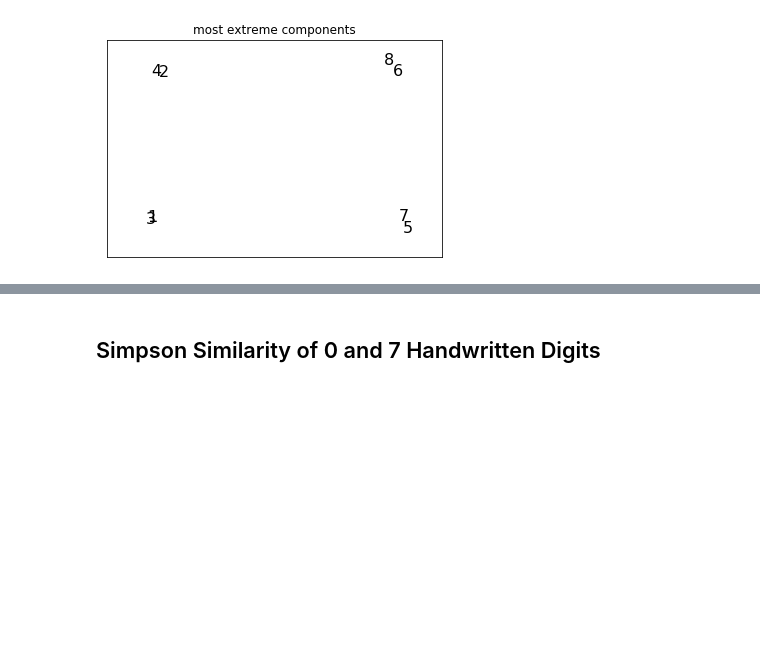
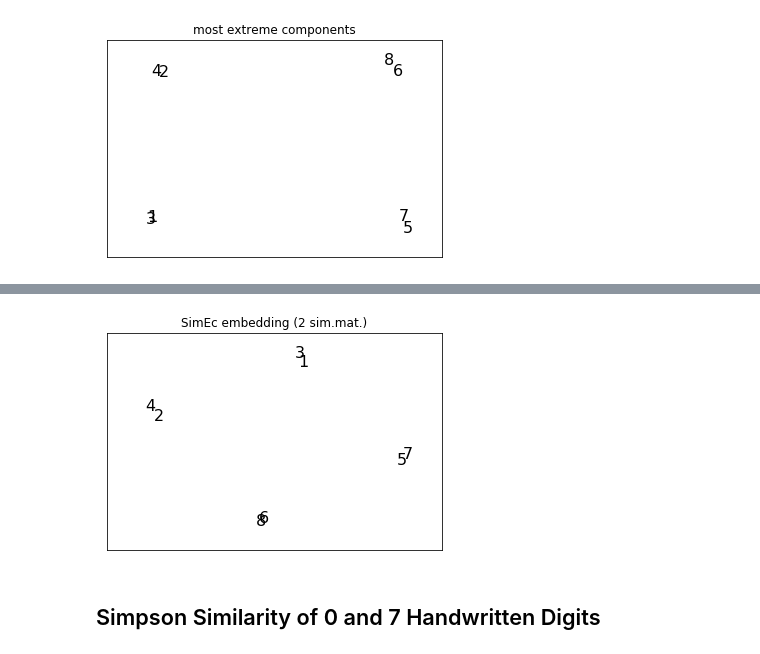
Before and after one commit to cod3licious/simec, a Jupyter notebook: 02_embed_nonmetric.ipynb, the cells around one changed output, grey strips where cells are left out. Saved outputs shown, nothing was run; the diff lists cells and outputs as text; code cells hidden in the pictures; blank space fills up the shorter version.

```diff
--- a/02_embed_nonmetric.ipynb
+++ b/02_embed_nonmetric.ipynb
@@ -139,0 +140,6 @@ if savefigs: plt.savefig('fig_nonmetric_toy_simec.pdf', dpi=300)
+# %%
+# create the embedding by perserving multiple individual similarities at once
+S = np.stack([center_K(1.-D1/D1.max()), center_K(1.-D2/D2.max())], axis=2)
+simec = SimilarityEncoder(X.shape[1], 2, (S.shape[1], 2), opt=keras.optimizers.Adamax(lr=0.05))
+simec.fit(X, S, epochs=70)
+X_embed_se = simec.transform(X)
@@ -140,3 +164,8 @@ if savefigs: plt.savefig('fig_nonmetric_toy_simec.pdf', dpi=300)
+# %%
+plot_8(X_embed_se, range(1, 9))
+plt.title('SimEc embedding (2 sim.mat.)');
+# %% [output]
+[figure, added]
 # %% [markdown]
 ## Simpson Similarity of 0 and 7 Handwritten Digits
 # %%
```
Also changed, not shown: parts of 10 cells of this notebook, 9 other files.
